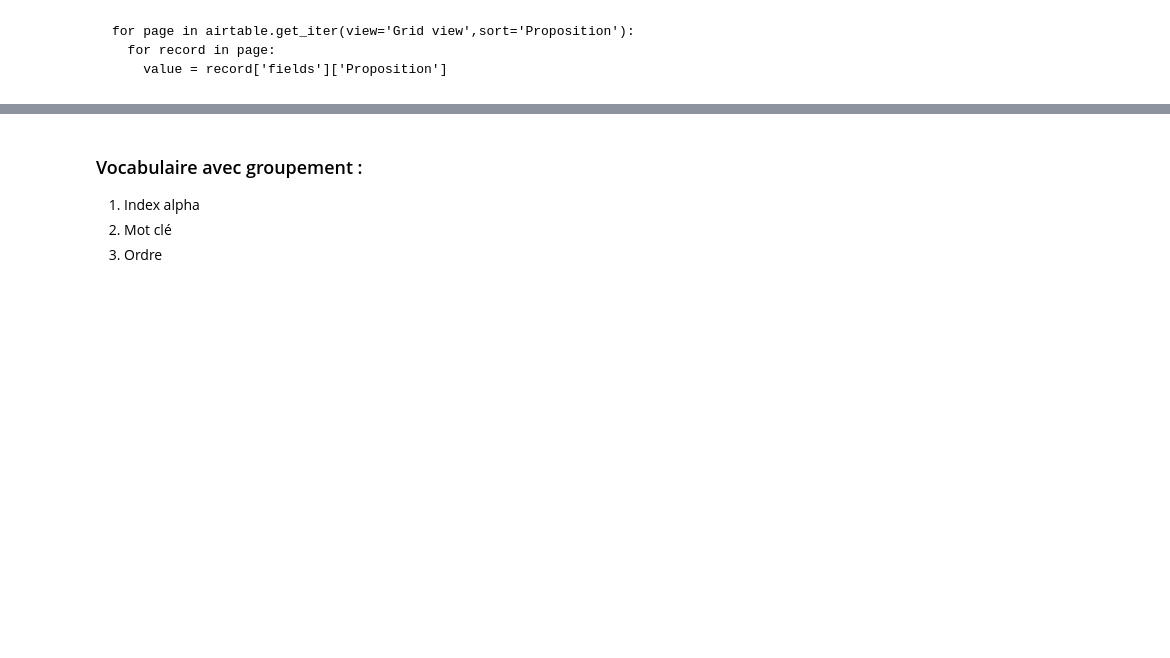
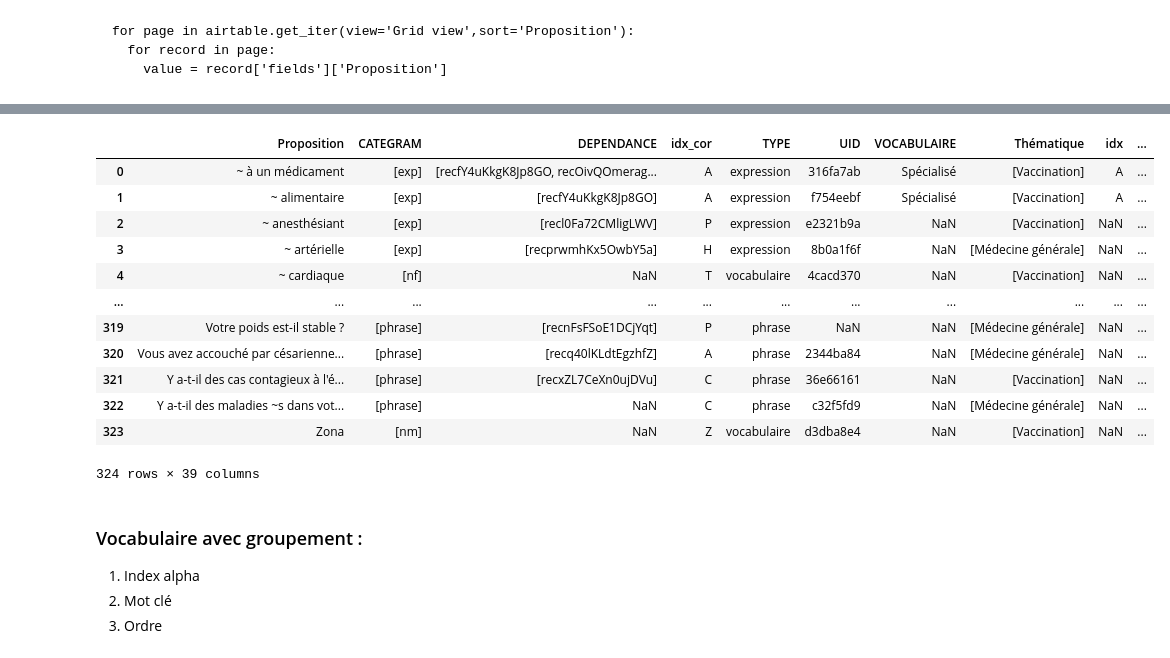
Before and after one commit to gretiere545/corpus, a Jupyter notebook: corpus_sync_airtable.ipynb, the cells around one changed output, grey strips where cells are left out. Saved outputs shown, nothing was run; the diff lists cells and outputs as text; code cells hidden in the pictures; blank space fills up the shorter version.

```diff
--- a/corpus_sync_airtable.ipynb
+++ b/corpus_sync_airtable.ipynb
@@ -146,3 +219,19 @@ df_vkat = pd.DataFrame.from_records((r['fields'] for r in vk_at))
+# %%
+df_vkat
+# %% [output]
+|  | Proposition | CATEGRAM | DEPENDANCE | idx_cor | TYPE | UID | VOCABULAIRE | Thématique | idx | ... |
+| 0 | ~ à un médicament | [exp] | [recfY4uKkgK8Jp8GO, recOivQOmerag... | A | expression | 316fa7ab | Spécialisé | [Vaccination] | A | ... |
+| 1 | ~ alimentaire | [exp] | [recfY4uKkgK8Jp8GO] | A | expression | f754eebf | Spécialisé | [Vaccination] | A | ... |
+| 2 | ~ anesthésiant | [exp] | [recl0Fa72CMligLWV] | P | expression | e2321b9a | NaN | [Vaccination] | NaN | ... |
+| 3 | ~ artérielle | [exp] | [recprwmhKx5OwbY5a] | H | expression | 8b0a1f6f | NaN | [Médecine générale] | NaN | ... |
+| 4 | ~ cardiaque | [nf] | NaN | T | vocabulaire | 4cacd370 | NaN | [Vaccination] | NaN | ... |
+| ... | ... | ... | ... | ... | ... | ... | ... | ... | ... | ... |
+| 319 | Votre poids est-il stable ? | [phrase] | [recnFsFSoE1DCjYqt] | P | phrase | NaN | NaN | [Médecine générale] | NaN | ... |
+| 320 | Vous avez accouché par césarienne... | [phrase] | [recq40lKLdtEgzhfZ] | A | phrase | 2344ba84 | NaN | [Médecine générale] | NaN | ... |
+| 321 | Y a-t-il des cas contagieux à l'é... | [phrase] | [recxZL7CeXn0ujDVu] | C | phrase | 36e66161 | NaN | [Vaccination] | NaN | ... |
+| 322 | Y a-t-il des maladies ~s dans vot... | [phrase] | NaN | C | phrase | c32f5fd9 | NaN | [Médecine générale] | NaN | ... |
+| 323 | Zona | [nm] | NaN | Z | vocabulaire | d3dba8e4 | NaN | [Vaccination] | NaN | ... |
+324 rows × 39 columns
 # %% [markdown]
 ### Vocabulaire avec groupement :
 
```
Also changed, not shown: parts of 11 cells of this notebook.
